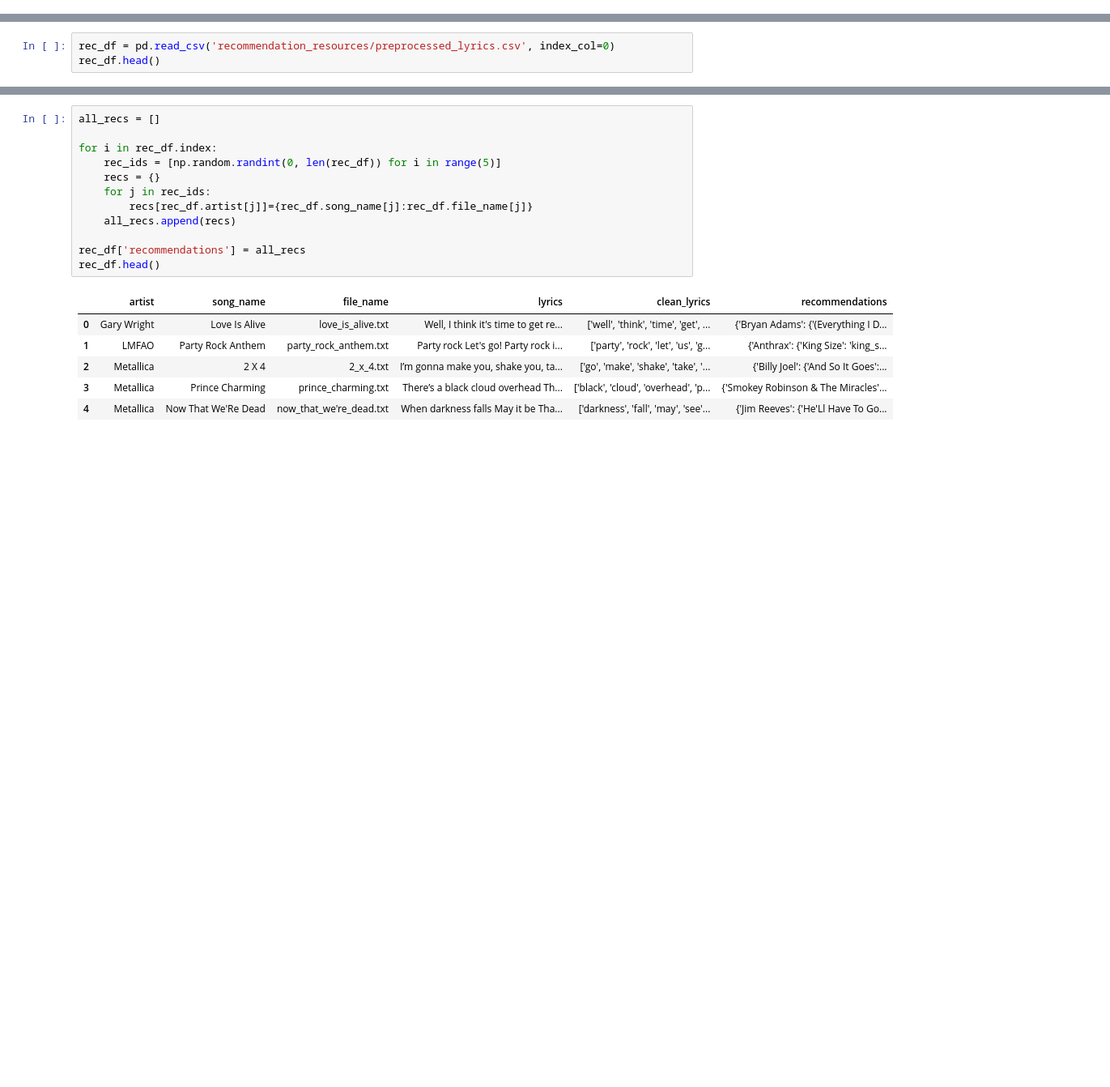
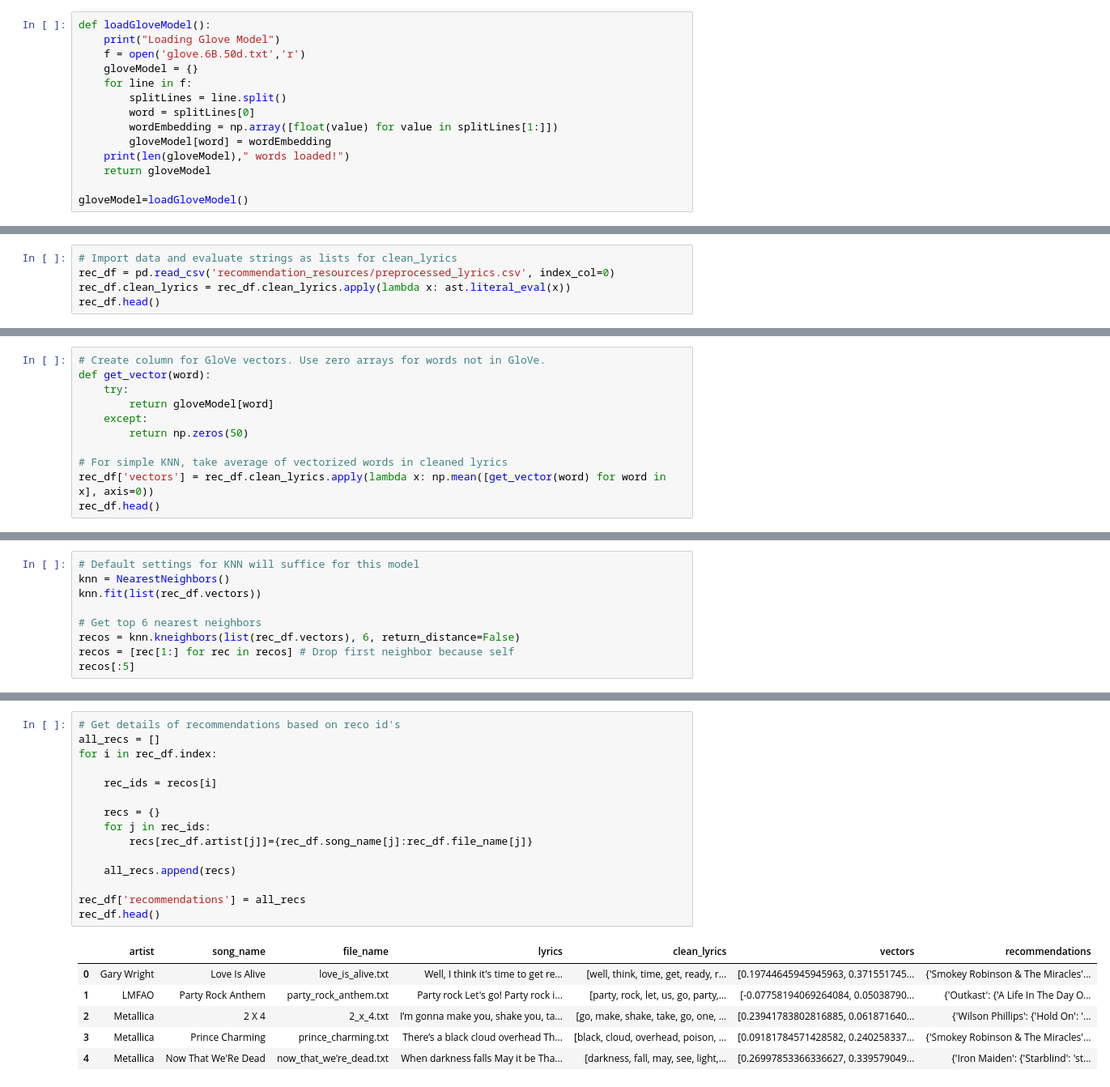
Before and after one commit to lindentree/jubilee, a Jupyter notebook: backend/db/Create Recommendations.ipynb, the cells around one changed output, grey strips where cells are left out. Shown at 81% size. Cells and saved outputs as stored; diff of their text form; blank space fills up the shorter version.

Commit message:
Recommendations added using KNN.

```diff
--- a/backend/db/Create Recommendations.ipynb
+++ b/backend/db/Create Recommendations.ipynb
@@ -4,0 +12,14 @@ import json
+# %%
+def loadGloveModel():
+    print("Loading Glove Model")
+    f = open('glove.6B.50d.txt','r')
+    gloveModel = {}
+    for line in f:
+        splitLines = line.split()
+        word = splitLines[0]
+        wordEmbedding = np.array([float(value) for value in splitLines[1:]])
+        gloveModel[word] = wordEmbedding
+    print(len(gloveModel)," words loaded!")
+    return gloveModel
+
+gloveModel=loadGloveModel()
@@ -5,5 +29,7 @@ import json
 # %%
+# Import data and evaluate strings as lists for clean_lyrics
 rec_df = pd.read_csv('recommendation_resources/preprocessed_lyrics.csv', index_col=0)
+rec_df.clean_lyrics = rec_df.clean_lyrics.apply(lambda x: ast.literal_eval(x))
 rec_df.head()
 # %% [output]
 |  | artist | song_name | file_name | lyrics | clean_lyrics |
@@ -14,0 +41,11 @@ rec_df.head()
+# %%
+# Create column for GloVe vectors. Use zero arrays for words not in GloVe.
+def get_vector(word):
+    try:
+        return gloveModel[word]
+    except:
+        return np.zeros(50)
+
+# For simple KNN, take average of vectorized words in cleaned lyrics
+rec_df['vectors'] = rec_df.clean_lyrics.apply(lambda x: np.mean([get_vector(word) for word in x], axis=0))
+rec_df.head()
@@ -16,0 +61,9 @@ rec_df.head()
+# %%
+# Default settings for KNN will suffice for this model
+knn = NearestNeighbors()
+knn.fit(list(rec_df.vectors))
+
+# Get top 6 nearest neighbors
+recos = knn.kneighbors(list(rec_df.vectors), 6, return_distance=False)
+recos = [rec[1:] for rec in recos] # Drop first neighbor because self
+recos[:5]
@@ -17,22 +76,25 @@ rec_df.head()
 # %%
+# Get details of recommendations based on reco id's
 all_recs = []
+for i in rec_df.index:
 
-for i in rec_df.index:
-    rec_ids = [np.random.randint(0, len(rec_df)) for i in range(5)]
+    rec_ids = recos[i]
+
     recs = {}
     for j in rec_ids:
         recs[rec_df.artist[j]]={rec_df.song_name[j]:rec_df.file_name[j]}
+
     all_recs.append(recs)
 
 rec_df['recommendations'] = all_recs
 rec_df.head()
 # %% [output]
-|  | artist | song_name | file_name | lyrics | clean_lyrics | recommendations |
-| 0 | Gary Wright | Love Is Alive | love_is_alive.txt | Well, I think it's time to get re... | ['well', 'think', 'time', 'get', ... | {'Bryan Adams': {'(Everything I D... |
-| 1 | LMFAO | Party Rock Anthem | party_rock_anthem.txt | Party rock Let's go! Party rock i... | ['party', 'rock', 'let', 'us', 'g... | {'Anthrax': {'King Size': 'king_s... |
-| 2 | Metallica | 2 X 4 | 2_x_4.txt | I’m gonna make you, shake you, ta... | ['go', 'make', 'shake', 'take', '... | {'Billy Joel': {'And So It Goes':... |
-| 3 | Metallica | Prince Charming | prince_charming.txt | There’s a black cloud overhead Th... | ['black', 'cloud', 'overhead', 'p... | {'Smokey Robinson & The Miracles'... |
-| 4 | Metallica | Now That We'Re Dead | now_that_we're_dead.txt | When darkness falls May it be Tha... | ['darkness', 'fall', 'may', 'see'... | {'Jim Reeves': {'He'Ll Have To Go... |
+|  | artist | song_name | file_name | lyrics | clean_lyrics | vectors | recommendations |
+| 0 | Gary Wright | Love Is Alive | love_is_alive.txt | Well, I think it's time to get re... | [well, think, time, get, ready, r... | [0.19744645945945963, 0.371551745... | {'Smokey Robinson & The Miracles'... |
+| 1 | LMFAO | Party Rock Anthem | party_rock_anthem.txt | Party rock Let's go! Party rock i... | [party, rock, let, us, go, party,... | [-0.07758194069264084, 0.05038790... | {'Outkast': {'A Life In The Day O... |
+| 2 | Metallica | 2 X 4 | 2_x_4.txt | I’m gonna make you, shake you, ta... | [go, make, shake, take, go, one, ... | [0.23941783802816885, 0.061871640... | {'Wilson Phillips': {'Hold On': '... |
+| 3 | Metallica | Prince Charming | prince_charming.txt | There’s a black cloud overhead Th... | [black, cloud, overhead, poison, ... | [0.09181784571428582, 0.240258337... | {'Smokey Robinson & The Miracles'... |
+| 4 | Metallica | Now That We'Re Dead | now_that_we're_dead.txt | When darkness falls May it be Tha... | [darkness, fall, may, see, light,... | [0.26997853366336627, 0.339579049... | {'Iron Maiden': {'Starblind': 'st... |
 # %% [markdown]
 ### Create JSON File with Recommendations
 # %%
```
Also changed, not shown: parts of 9 cells of this notebook, 1 other file.
